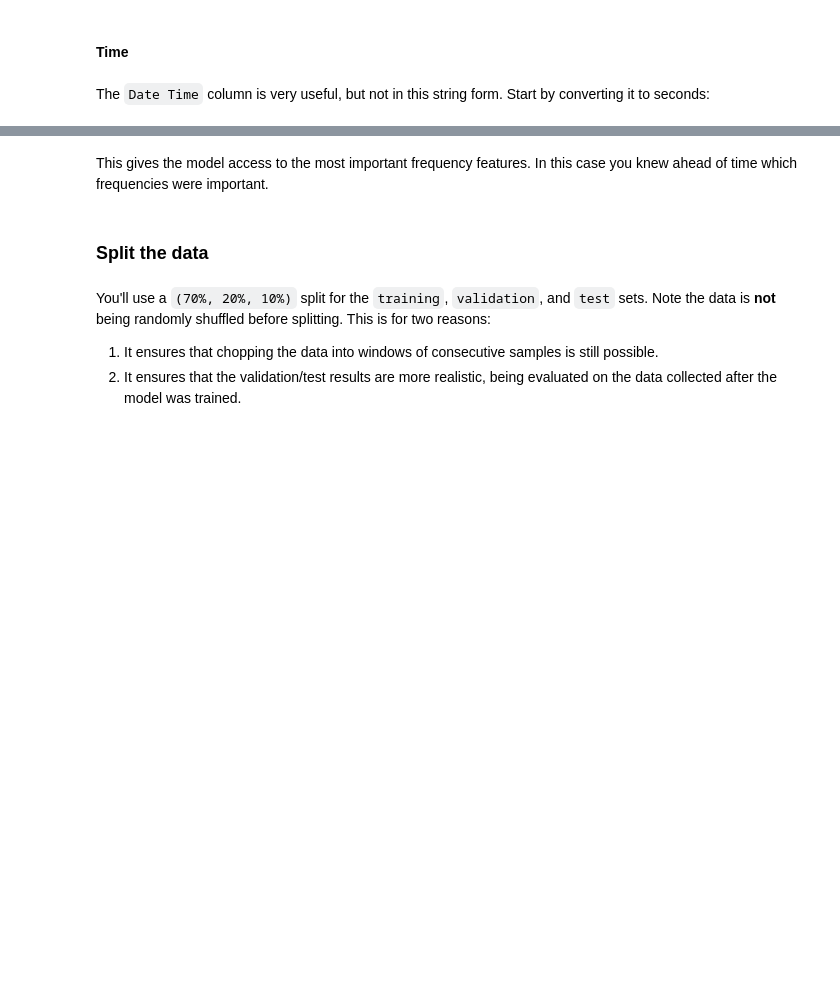
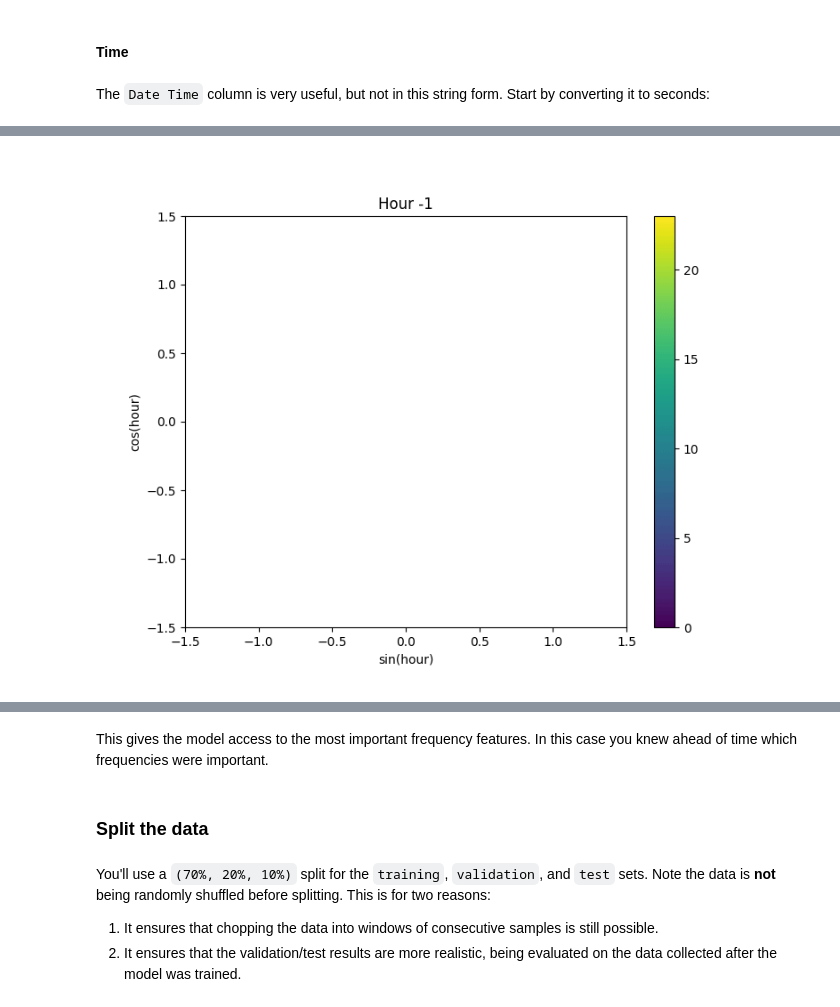
Before and after one commit to UniPG-MLG/Machine_Learning-Lab, a Jupyter notebook: 05_RNN/TODO_Time_Series_forecasting.ipynb, the cells around one changed output, grey strips where cells are left out. Saved outputs shown, nothing was run; the diff lists cells and outputs as text; code cells hidden in the pictures; blank space fills up the shorter version.

```diff
--- a/05_RNN/TODO_Time_Series_forecasting.ipynb
+++ b/05_RNN/TODO_Time_Series_forecasting.ipynb
@@ -154,0 +328,28 @@ plt.show()
+# %%
+from matplotlib.animation import FuncAnimation
+from IPython.display import HTML, Image
+
+# Create the figure and axis
+fig, ax = plt.subplots()
+scatter = ax.scatter(df['Day sin'][:24], df['Day cos'][:24], c=np.arange(0, 24), cmap='viridis')
+ax.set_ylim([-1.5, 1.5])
+ax.set_xlim([-1.5, 1.5])
+ax.set_xlabel("sin(hour)")
+ax.set_ylabel("cos(hour)")
+
+# Animation update function
+def update(frame):
+    scatter.set_offsets(np.c_[df['Day sin'][:frame], df['Day cos'][:frame]])
+    scatter.set_array(np.arange(0, frame))
+    ax.set_title(f"Hour {frame-1}")
+    return scatter,
+
+# Create the animation
+animation = FuncAnimation(fig, update, frames=25, interval=300)
+plt.colorbar(scatter)
+animation.save('scatter.gif')
+plt.close()
+
+Image(filename='scatter.gif')
+# %% [output]
+[figure, added]
```
Also changed, not shown: parts of 96 cells of this notebook.
